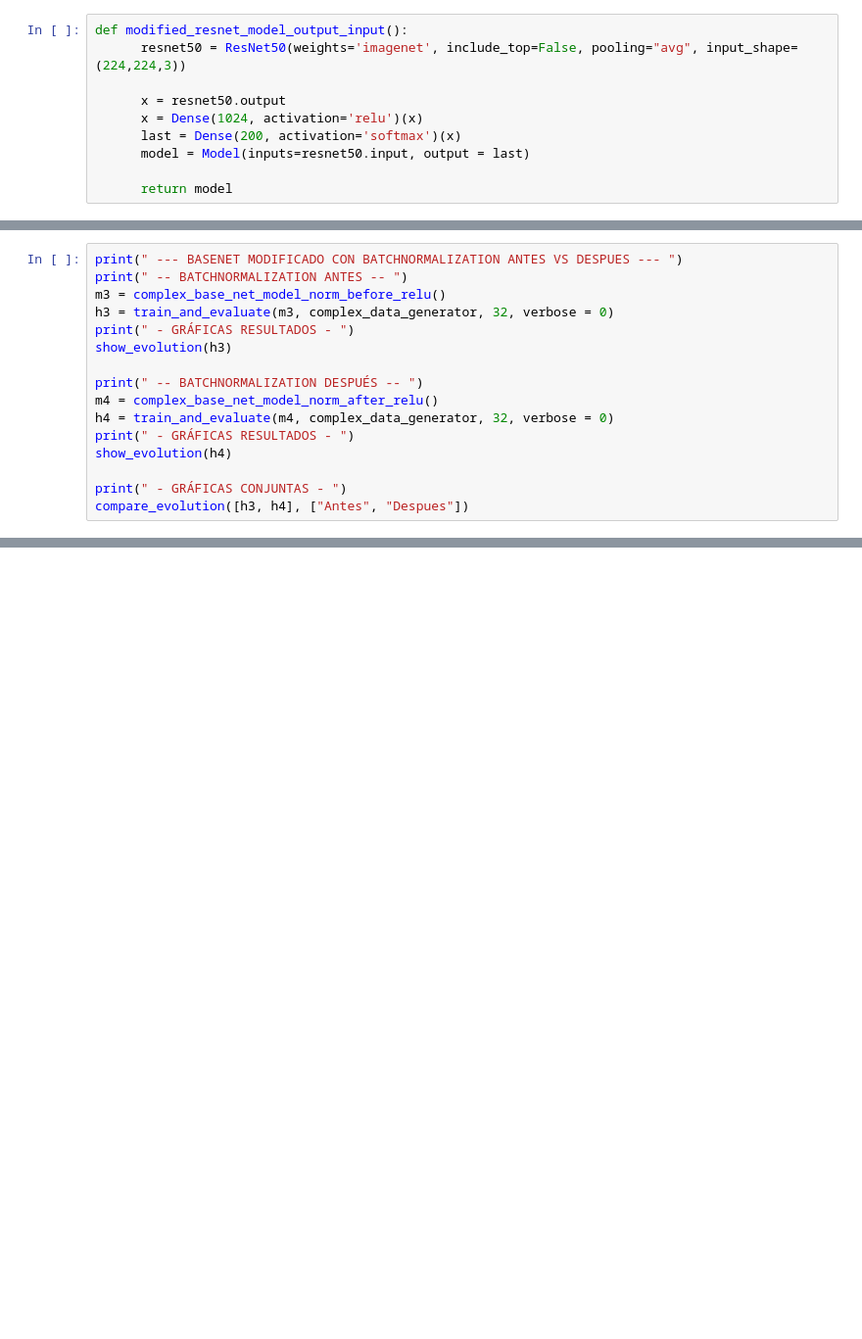
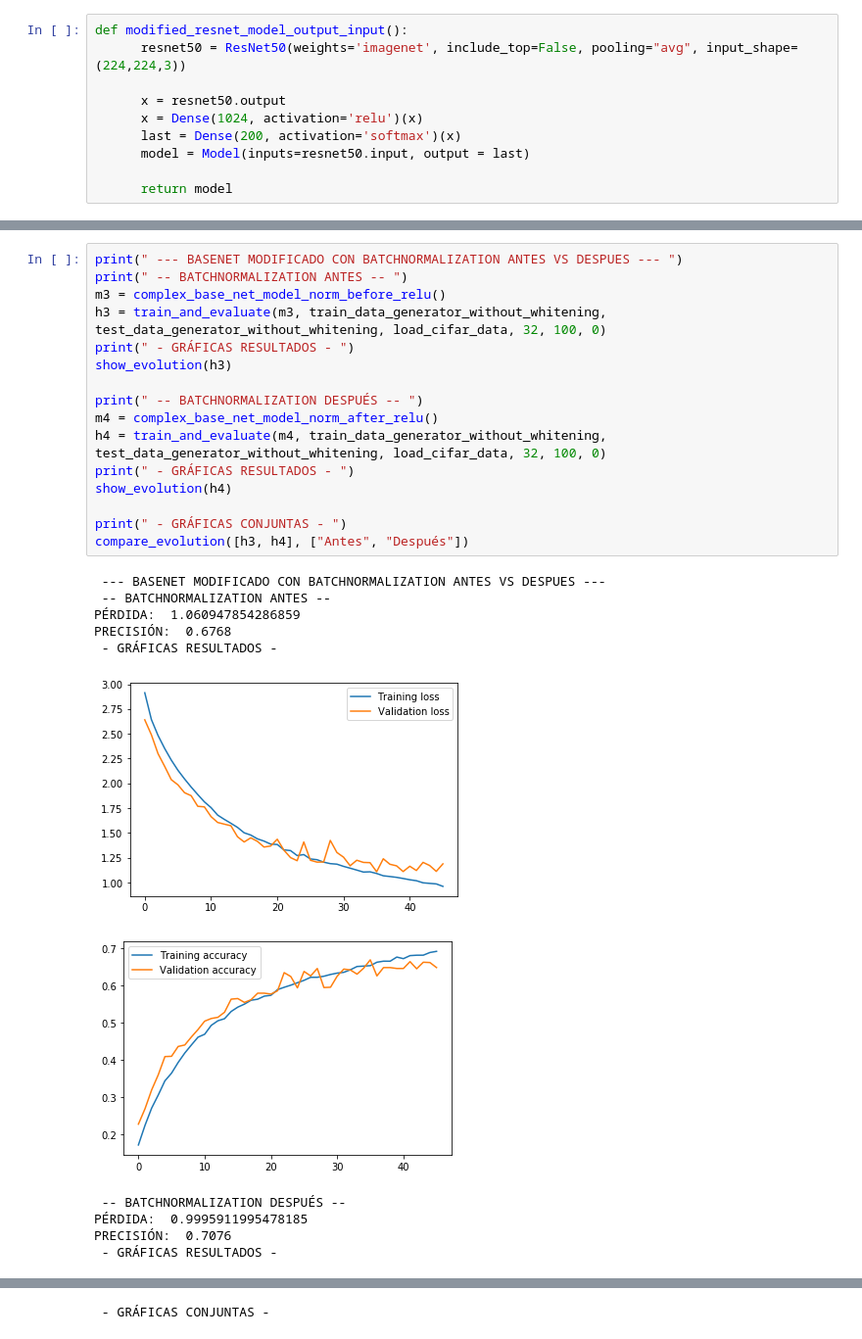
Before and after one commit to Ludvins/DGIIM_VC, a Jupyter notebook: Practica 2/Keras.ipynb, the cells around one changed output, grey strips where cells are left out. Shown at 98% size. Cells and saved outputs as stored; diff of their text form; blank space fills up the shorter version.

```diff
--- a/Practica 2/Keras.ipynb
+++ b/Practica 2/Keras.ipynb
@@ -428,16 +497,28 @@ show_evolution(h3)
 # %%
 print(" --- BASENET MODIFICADO CON BATCHNORMALIZATION ANTES VS DESPUES --- ")
 print(" -- BATCHNORMALIZATION ANTES -- ")
 m3 = complex_base_net_model_norm_before_relu()
-h3 = train_and_evaluate(m3, complex_data_generator, 32, verbose = 0)
+h3 = train_and_evaluate(m3, train_data_generator_without_whitening, test_data_generator_without_whitening, load_cifar_data, 32, 100, 0)
 print(" - GRÁFICAS RESULTADOS - ")
 show_evolution(h3)
 
 print(" -- BATCHNORMALIZATION DESPUÉS -- ")
 m4 = complex_base_net_model_norm_after_relu()
-h4 = train_and_evaluate(m4, complex_data_generator, 32, verbose = 0)
+h4 = train_and_evaluate(m4, train_data_generator_without_whitening, test_data_generator_without_whitening, load_cifar_data, 32, 100, 0)
 print(" - GRÁFICAS RESULTADOS - ")
 show_evolution(h4)
 
 print(" - GRÁFICAS CONJUNTAS - ")
-compare_evolution([h3, h4], ["Antes", "Despues"])
+compare_evolution([h3, h4], ["Antes", "Después"])
+# %% [output]
+ --- BASENET MODIFICADO CON BATCHNORMALIZATION ANTES VS DESPUES ---
+ -- BATCHNORMALIZATION ANTES --
+PÉRDIDA:  1.060947854286859
+PRECISIÓN:  0.6768
+ - GRÁFICAS RESULTADOS -
+[figure, added]
+[figure, added]
+ -- BATCHNORMALIZATION DESPUÉS --
+PÉRDIDA:  0.9995911995478185
+PRECISIÓN:  0.7076
+ - GRÁFICAS RESULTADOS -
@@ -443,0 +527 @@ compare_evolution([h3, h4], ["Antes", "Despues"])
+ - GRÁFICAS CONJUNTAS -
```
Also changed, not shown: parts of 36 cells of this notebook.
